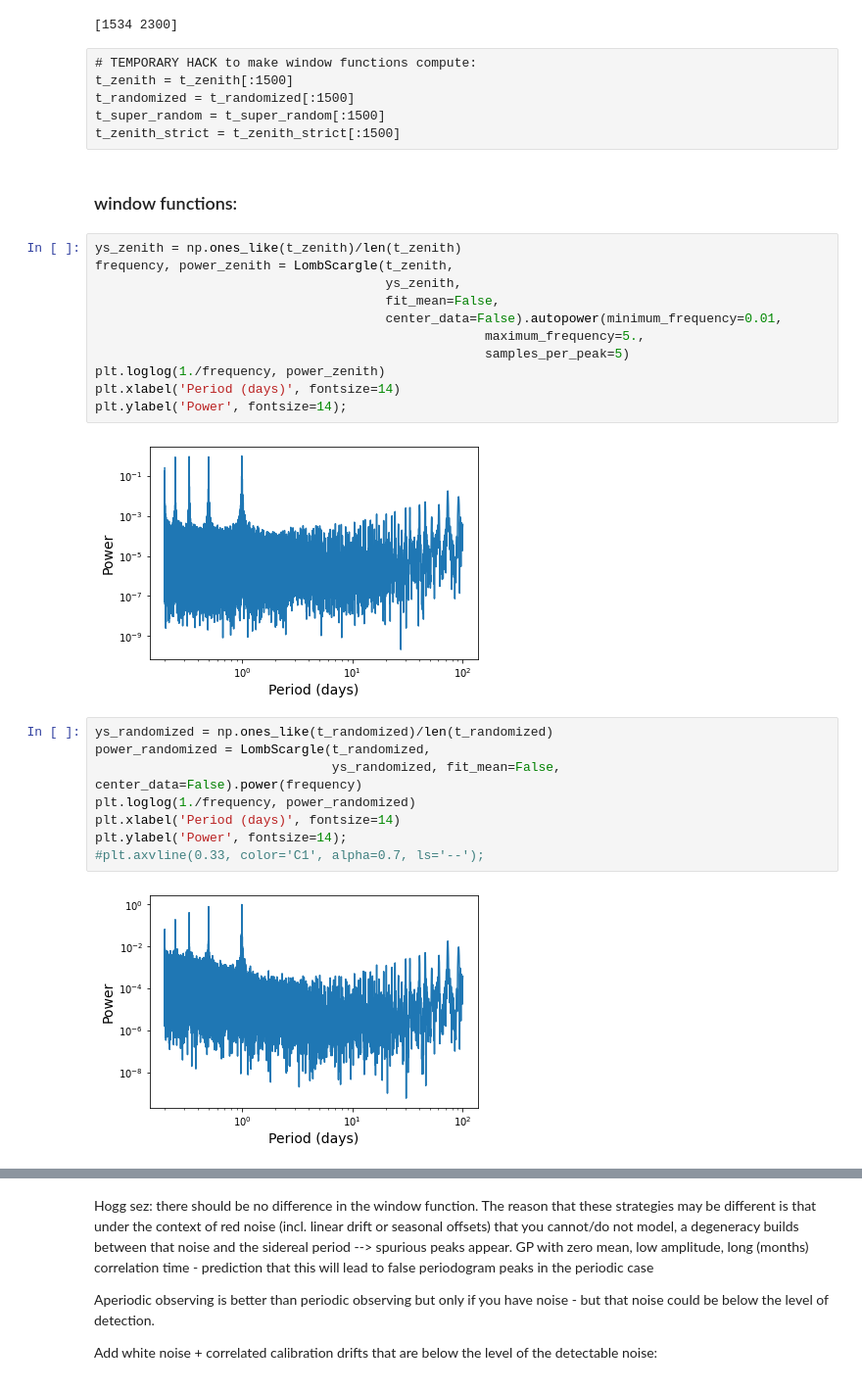
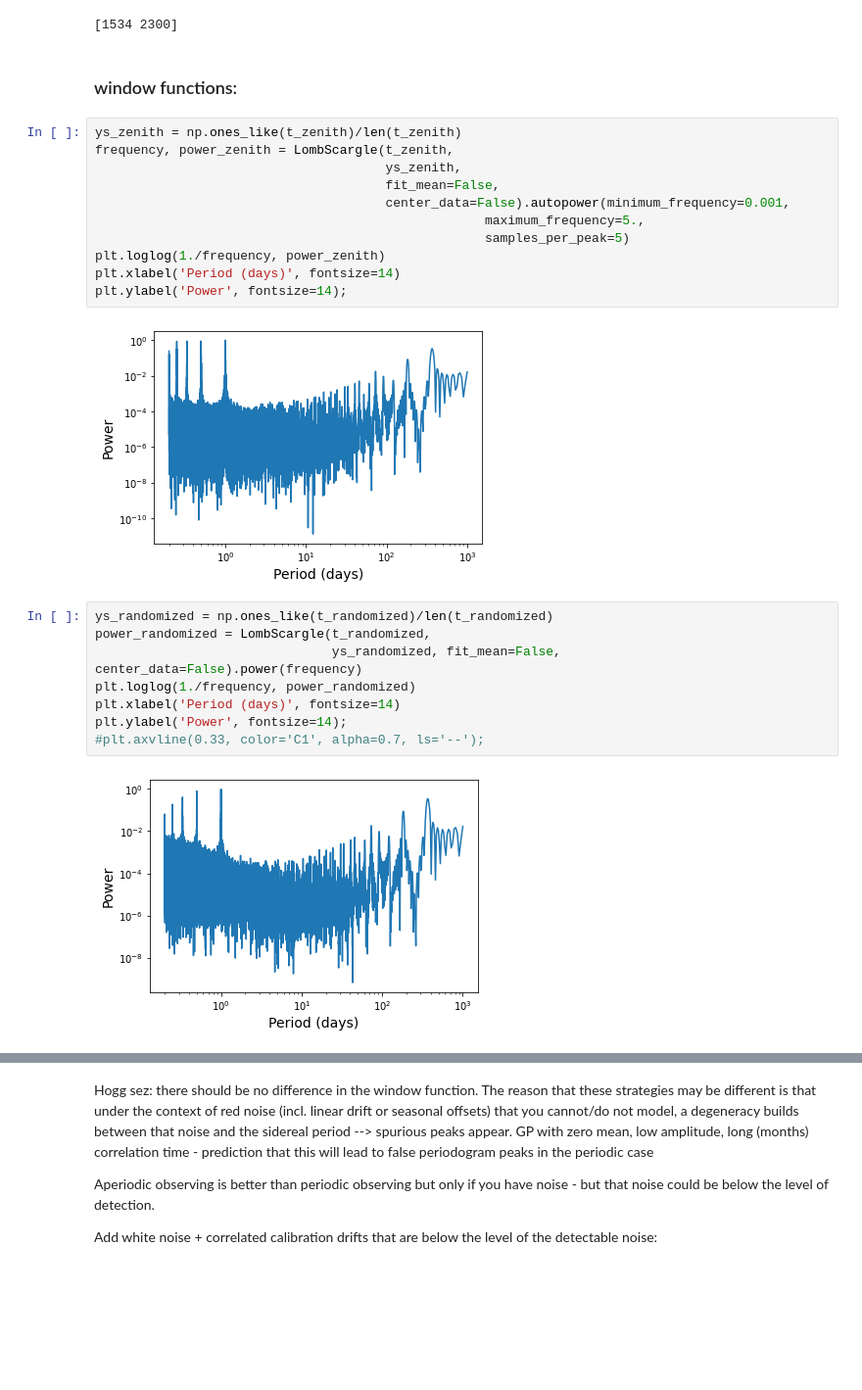
Before and after one commit to megbedell/thethethe, a Jupyter notebook: cadence/02-periodograms.ipynb, the cells around one changed output, grey strips where cells are left out. Shown at 98% size. Cells and saved outputs as stored; diff of their text form; blank space fills up the shorter version.

```diff
--- a/cadence/02-periodograms.ipynb
+++ b/cadence/02-periodograms.ipynb
@@ -29,27 +29,21 @@ for i in bad_inds:
 print(bad_inds)
 # %% [output]
 [1534 2300]
-# %% [raw]
-# TEMPORARY HACK to make window functions compute:
-t_zenith = t_zenith[:1500]
-t_randomized = t_randomized[:1500]
-t_super_random = t_super_random[:1500]
-t_zenith_strict = t_zenith_strict[:1500]
 # %% [markdown]
 ### window functions:
 # %%
 ys_zenith = np.ones_like(t_zenith)/len(t_zenith)
 frequency, power_zenith = LombScargle(t_zenith,
                                       ys_zenith,
                                       fit_mean=False,
-                                      center_data=False).autopower(minimum_frequency=0.01,
+                                      center_data=False).autopower(minimum_frequency=0.001,
                                                    maximum_frequency=5.,
                                                    samples_per_peak=5)
 plt.loglog(1./frequency, power_zenith)
 plt.xlabel('Period (days)', fontsize=14)
 plt.ylabel('Power', fontsize=14);
 # %% [output]
-[figure, old version]
+[figure, new version]
 # %%
 ys_randomized = np.ones_like(t_randomized)/len(t_randomized)
 power_randomized = LombScargle(t_randomized,
@@ -59,7 +53,7 @@ plt.xlabel('Period (days)', fontsize=14)
 plt.ylabel('Power', fontsize=14);
 #plt.axvline(0.33, color='C1', alpha=0.7, ls='--');
 # %% [output]
-[figure, old version]
+[figure, new version]
 # %%
 ys_super_random = np.ones_like(t_super_random)/len(t_super_random)
 power_super_random = LombScargle(t_super_random,
```
Also changed, not shown: parts of 8 cells of this notebook.
